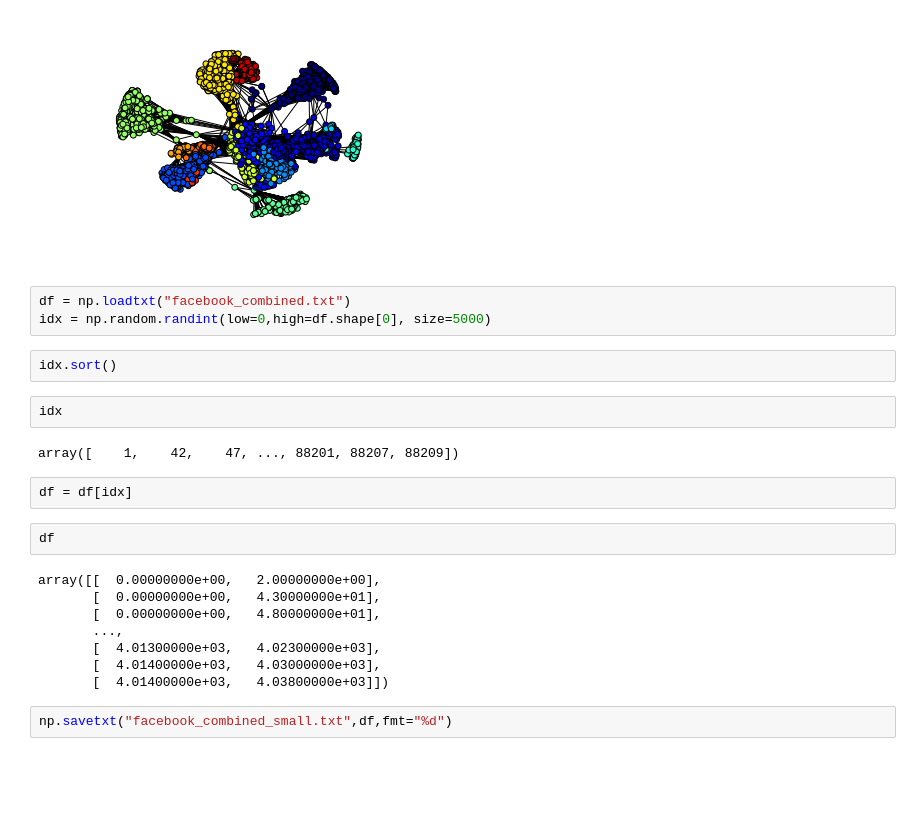
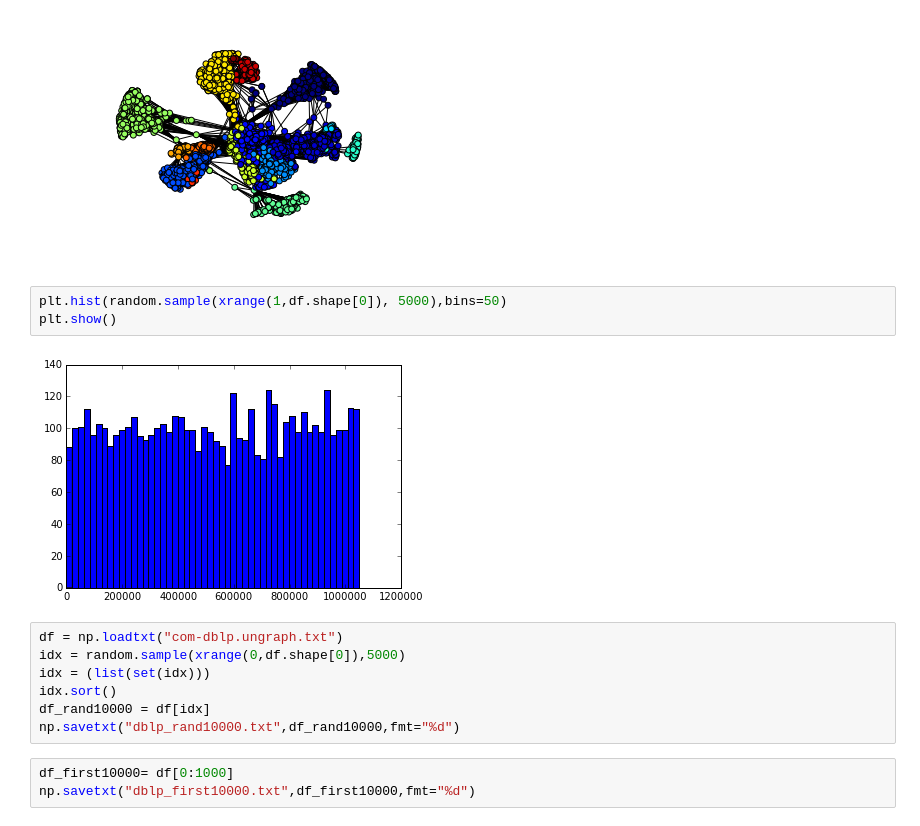
Before and after one commit to jmartinez14/fp-iga238, a Jupyter notebook: social_network_search.ipynb, the cells around one changed output. Drawn from its saved outputs; the diff is of its cells as text; blank space fills up the shorter version.

```diff
--- a/social_network_search.ipynb
+++ b/social_network_search.ipynb
@@ -35,26 +34,18 @@ plt.axis("off")
 nx.draw_networkx(G_fb, pos = spring_pos, cmap = plt.get_cmap("jet"), node_color = values, node_size = 35, with_labels = False)
 # %% [output]
 [figure]
-# %%
-df = np.loadtxt("facebook_combined.txt")
-idx = np.random.randint(low=0,high=df.shape[0], size=5000)
-# %%
-idx.sort()
-# %%
-idx
-# %% [output]
-array([    1,    42,    47, ..., 88201, 88207, 88209])
-# %%
-df = df[idx]
-# %%
-df
-# %% [output]
-array([[  0.00000000e+00,   2.00000000e+00],
-       [  0.00000000e+00,   4.30000000e+01],
-       [  0.00000000e+00,   4.80000000e+01],
-       ...,
-       [  4.01300000e+03,   4.02300000e+03],
-       [  4.01400000e+03,   4.03000000e+03],
-       [  4.01400000e+03,   4.03800000e+03]])
-# %%
-np.savetxt("facebook_combined_small.txt",df,fmt="%d")
+# %%
+plt.hist(random.sample(xrange(1,df.shape[0]), 5000),bins=50)
+plt.show()
+# %% [output]
+[figure, added]
+# %%
+df = np.loadtxt("com-dblp.ungraph.txt")
+idx = random.sample(xrange(0,df.shape[0]),5000)
+idx = (list(set(idx)))
+idx.sort()
+df_rand10000 = df[idx]
+np.savetxt("dblp_rand10000.txt",df_rand10000,fmt="%d")
+# %%
+df_first10000= df[0:1000]
+np.savetxt("dblp_first10000.txt",df_first10000,fmt="%d")
```
Also changed, not shown: parts of 11 cells of this notebook, 1 other file.
